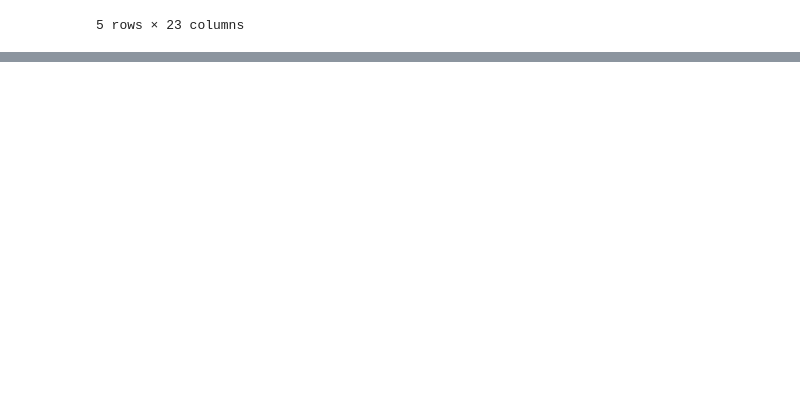
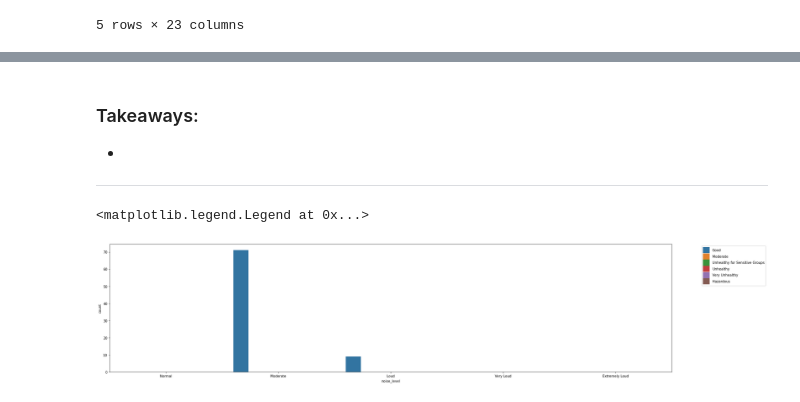
Before and after one commit to slc-data/2021-datathon, a Jupyter notebook: workbooks/caitlyn/explore_full_cosa.ipynb, the cells around one changed output, grey strips where cells are left out. Cells and saved outputs as stored; diff of their text form; code cells hidden in the pictures; blank space fills up the shorter version.

```diff
--- a/workbooks/caitlyn/explore_full_cosa.ipynb
+++ b/workbooks/caitlyn/explore_full_cosa.ipynb
@@ -24,0 +61,13 @@ cosa.head()
+# %% [markdown]
+### Takeaways:
+-
+
+___
+# %%
+plt.figure(figsize=(30,7))
+sns.countplot(data=cosa, x='noise_level', hue='AQI_CO')
+plt.legend(bbox_to_anchor=(1.05, 1.0), loc='upper left',
+           ncol=1,handleheight=2.4, labelspacing=0.05)
+# %% [output]
+<matplotlib.legend.Legend at 0x...>
+[figure, added]
```
Also changed, not shown: parts of 10 cells of this notebook.
